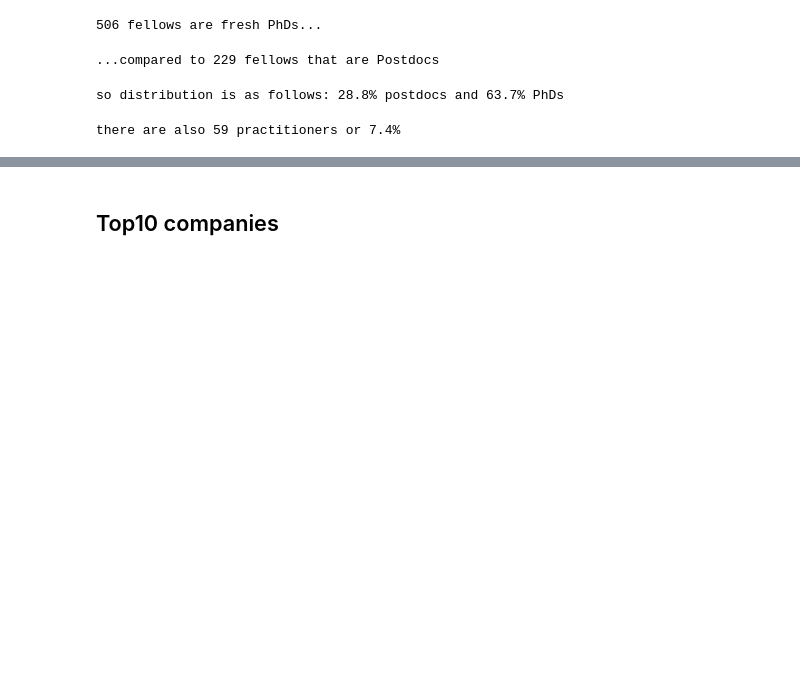
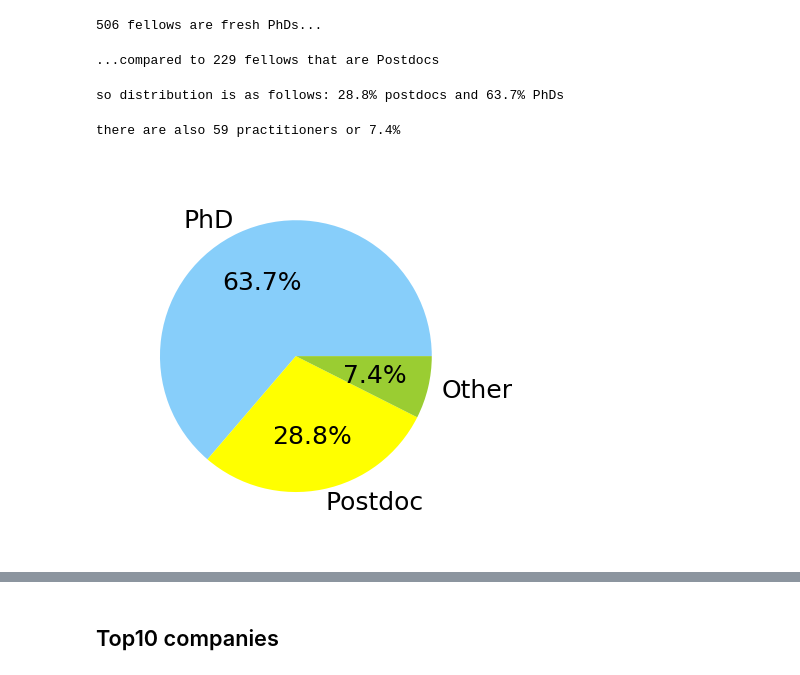
Before and after one commit to ktimchen/insight_fellows, a Jupyter notebook: INSIGHT_Data_Science_Fellowship.ipynb, the cells around one changed output, grey strips where cells are left out. Drawn from its saved outputs; the diff is of its cells as text; code cells hidden in the pictures; blank space fills up the shorter version.

```diff
--- a/INSIGHT_Data_Science_Fellowship.ipynb
+++ b/INSIGHT_Data_Science_Fellowship.ipynb
@@ -441,0 +469,11 @@ fields
+# %%
+plt.rcParams.update({'font.size': 30})
+plt.figure(figsize=(20,15), dpi=300)
+sns.barplot(y = fields.fields, x = fields.fields_num, color=base_color);
+plt.title('Background of fellows');
+plt.xlabel('Number of fellows')
+plt.ylabel("")
+for i in range(len(fields.fields_num)):
+    #X position just after the end of the bar:
+    count = fields['fields_num'][i]
+    plt.text(count+1, i, count, va = 'center');
@@ -488,3 +527,12 @@ so distribution is as follows: 28.8% postdocs and 63.7% PhDs
 print('there are also {} practitioners or {:.1f}%'.format(insight.status[insight['status'] =='Other'].count(),100*insight.status[insight['status'] =='Other'].count()/insight.shape[0]))
 # %% [output]
 there are also 59 practitioners or 7.4%
+# %%
+plt.rcParams.update({'font.size': 6})
+plt.figure(figsize=(5,1.5), dpi=300)
+labels = 'PhD', 'Postdoc', 'Other'
+sizes = [506, 229, 59]
+colors = ['lightskyblue', 'yellow', 'yellowgreen']
+plt.pie(sizes, labels=labels, colors=colors, autopct='%1.1f%%');
+# %% [output]
+[figure, added]
```
Also changed, not shown: parts of 67 cells of this notebook, 2 other files.
